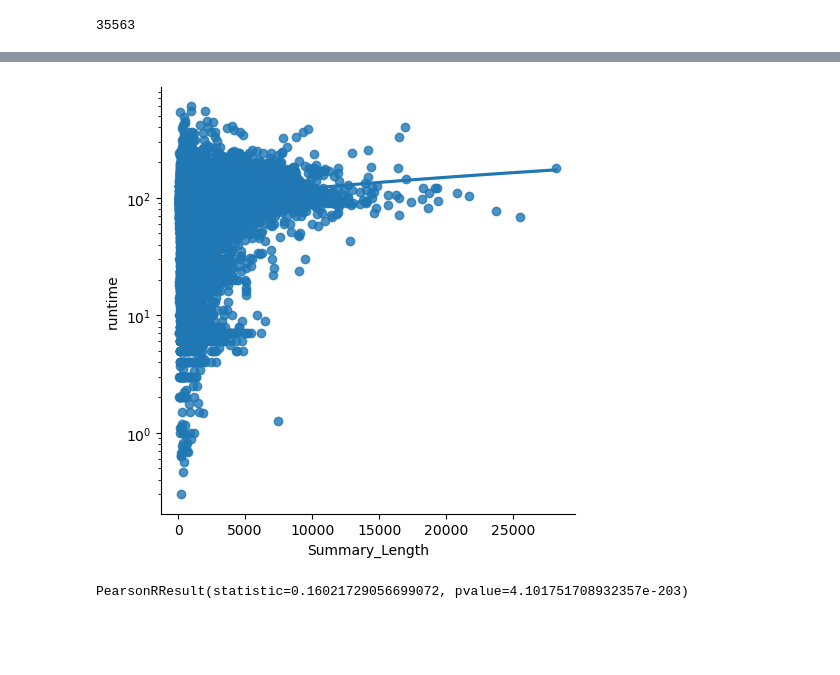
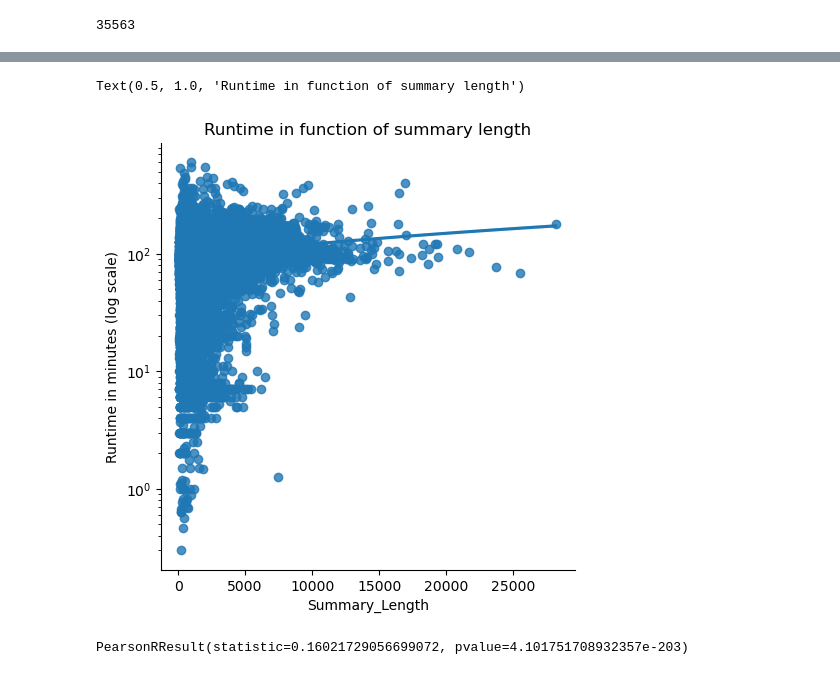
Before and after one commit to epfl-ada/ada-2023-project-adavengers2023, a Jupyter notebook: Milestone2.ipynb, the cells around one changed output, grey strips where cells are left out. Drawn from its saved outputs; the diff is of its cells as text; code cells hidden in the pictures; blank space fills up the shorter version.

```diff
--- a/Milestone2.ipynb
+++ b/Milestone2.ipynb
@@ -349,8 +358,11 @@ sns.lmplot(data = runtime_and_summary_length, x= "Summary_Length", y = "runtime"
 # %%
 sns.lmplot(data = runtime_and_summary_length, x= "Summary_Length", y = "runtime")
 plt.yscale("log")
+plt.ylabel("Runtime in minutes (log scale)")
+plt.title("Runtime in function of summary length")
 # %% [output]
+Text(0.5, 1.0, 'Runtime in function of summary length')
-[figure, old version]
+[figure, new version]
 # %%
 print(stats.pearsonr(runtime_and_summary_length['Summary_Length'],runtime_and_summary_length['runtime']))
 # %% [output]
```
Also changed, not shown: parts of 17 cells of this notebook.
